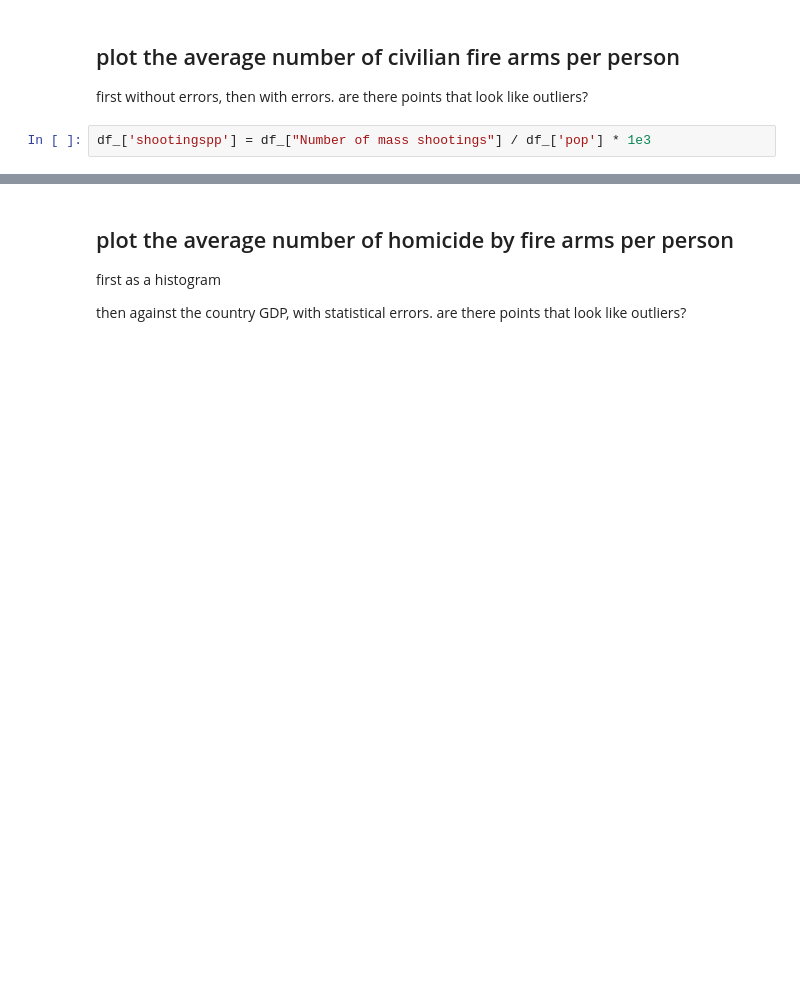
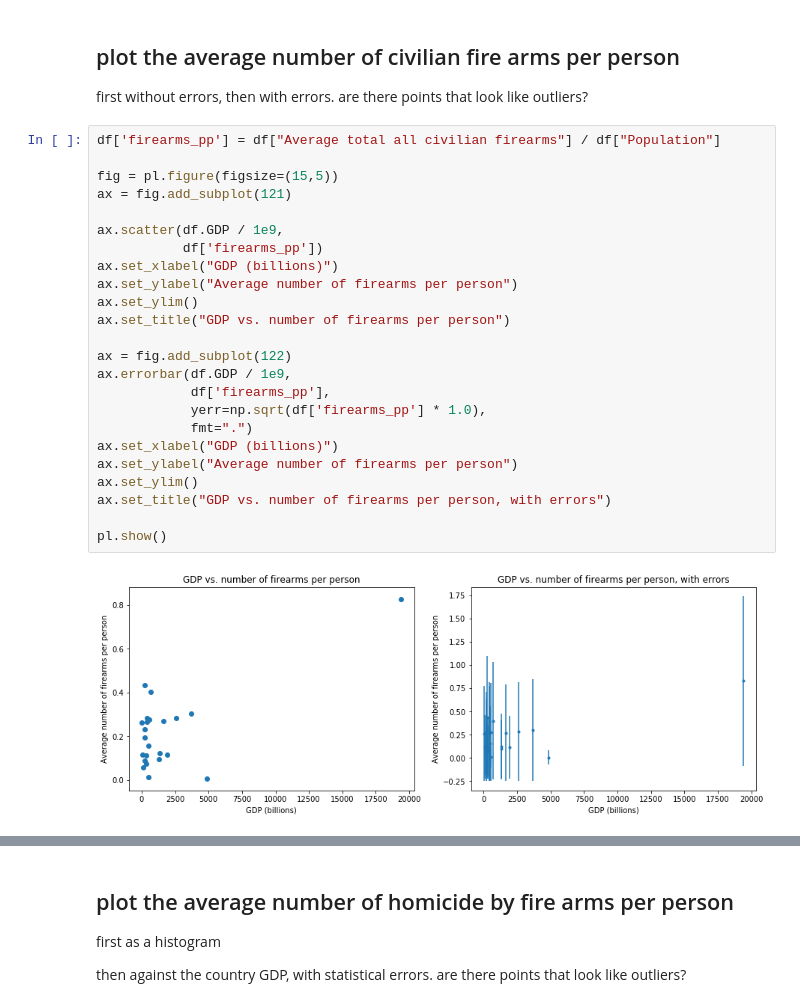
Before and after one commit to aawerner/PUI2018_aaw329, a Jupyter notebook: HW9_aaw329/HW9_3_aaw329.ipynb, the cells around one changed output, grey strips where cells are left out. Saved outputs shown, nothing was run; the diff lists cells and outputs as text; blank space fills up the shorter version.

```diff
--- a/HW9_aaw329/HW9_3_aaw329.ipynb
+++ b/HW9_aaw329/HW9_3_aaw329.ipynb
@@ -106,5 +156,29 @@ The datapoint to the top right of the plot is the USA, which has noth the highes
 # %% [markdown]
 ## plot the average number of civilian fire arms per person
 first without errors, then with errors. are there  points that look like outliers?
-# %%
-df_['shootingspp'] = df_["Number of mass shootings"] / df_['pop'] * 1e3
+# %%
+df['firearms_pp'] = df["Average total all civilian firearms"] / df["Population"]
+
+fig = pl.figure(figsize=(15,5))
+ax = fig.add_subplot(121)
+
+ax.scatter(df.GDP / 1e9,
+           df['firearms_pp'])
+ax.set_xlabel("GDP (billions)")
+ax.set_ylabel("Average number of firearms per person")
+ax.set_ylim()
+ax.set_title("GDP vs. number of firearms per person")
+
+ax = fig.add_subplot(122)
+ax.errorbar(df.GDP / 1e9,
+            df['firearms_pp'],
+            yerr=np.sqrt(df['firearms_pp'] * 1.0),
+            fmt=".")
+ax.set_xlabel("GDP (billions)")
+ax.set_ylabel("Average number of firearms per person")
+ax.set_ylim()
+ax.set_title("GDP vs. number of firearms per person, with errors")
+
+pl.show()
+# %% [output]
+[figure, added]
```
Also changed, not shown: parts of 31 cells of this notebook.
